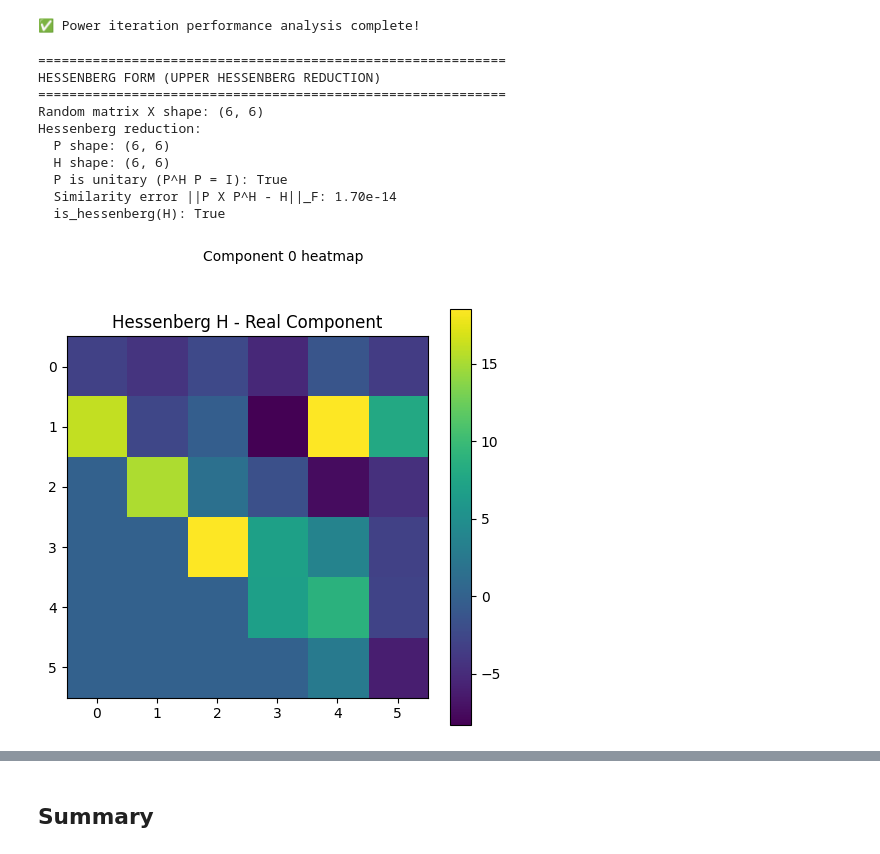
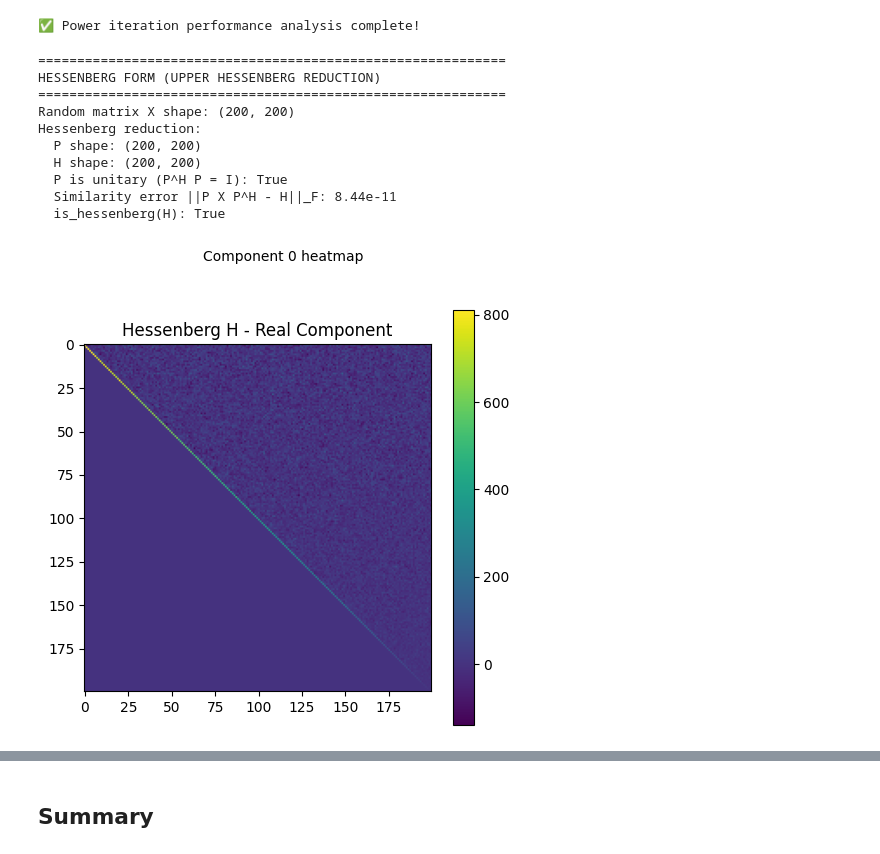
Before and after one commit to vleplat/QuatIca, a Jupyter notebook: QuatIca_Core_Functionality_Demo.ipynb, the cells around one changed output, grey strips where cells are left out. Cells and saved outputs as stored; diff of their text form; code cells hidden in the pictures.

```diff
--- a/QuatIca_Core_Functionality_Demo.ipynb
+++ b/QuatIca_Core_Functionality_Demo.ipynb
@@ -689,39 +687,39 @@ print("HESSENBERG FORM (UPPER HESSENBERG REDUCTION)")
 print("="*60)
 
 # Create a random quaternion matrix
-X = create_test_matrix(6, 6)
+X = create_test_matrix(200, 200)
 print("Random matrix X shape:", X.shape)
 
 # Compute Hessenberg form
 P_hess, H = hessenbergize(X)
 print("Hessenberg reduction:")
 print("  P shape:", P_hess.shape)
 print("  H shape:", H.shape)
 
 # Verify unitarity of P: P^H P = I
 P_hess_H = quat_hermitian(P_hess)
 I_check = quat_matmat(P_hess_H, P_hess)
 print("  P is unitary (P^H P = I):", np.allclose(I_check, quat_eye(P_hess.shape[0]), atol=1e-10))
 
 # Verify similarity relation: H = P * X * P^H
 PX = quat_matmat(P_hess, X)
 PXPH = quat_matmat(PX, P_hess_H)
 print(f"  Similarity error ||P X P^H - H||_F: {quat_frobenius_norm(PXPH - H):.2e}")
 
 # Check Hessenberg structure
 print("  is_hessenberg(H):", is_hessenberg(H))
 
 # Visualize the real component to illustrate Hessenberg pattern
 Visualizer.visualize_matrix(H, component=0, title="Hessenberg H - Real Component")
 # %% [output]
 ============================================================
 HESSENBERG FORM (UPPER HESSENBERG REDUCTION)
 ============================================================
-Random matrix X shape: (6, 6)
+Random matrix X shape: (200, 200)
 Hessenberg reduction:
-  P shape: (6, 6)
-  H shape: (6, 6)
+  P shape: (200, 200)
+  H shape: (200, 200)
   P is unitary (P^H P = I): True
-  Similarity error ||P X P^H - H||_F: 1.70e-14
+  Similarity error ||P X P^H - H||_F: 8.44e-11
   is_hessenberg(H): True
-[figure, old version]
+[figure, new version]
```
Also changed, not shown: parts of 6 cells of this notebook, 19 other files.
